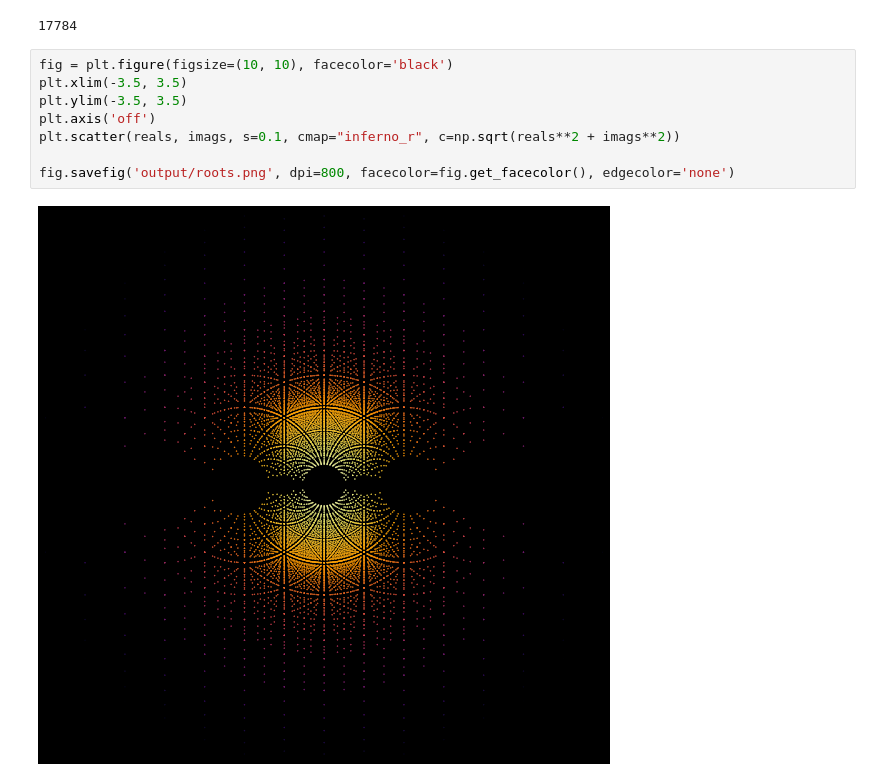
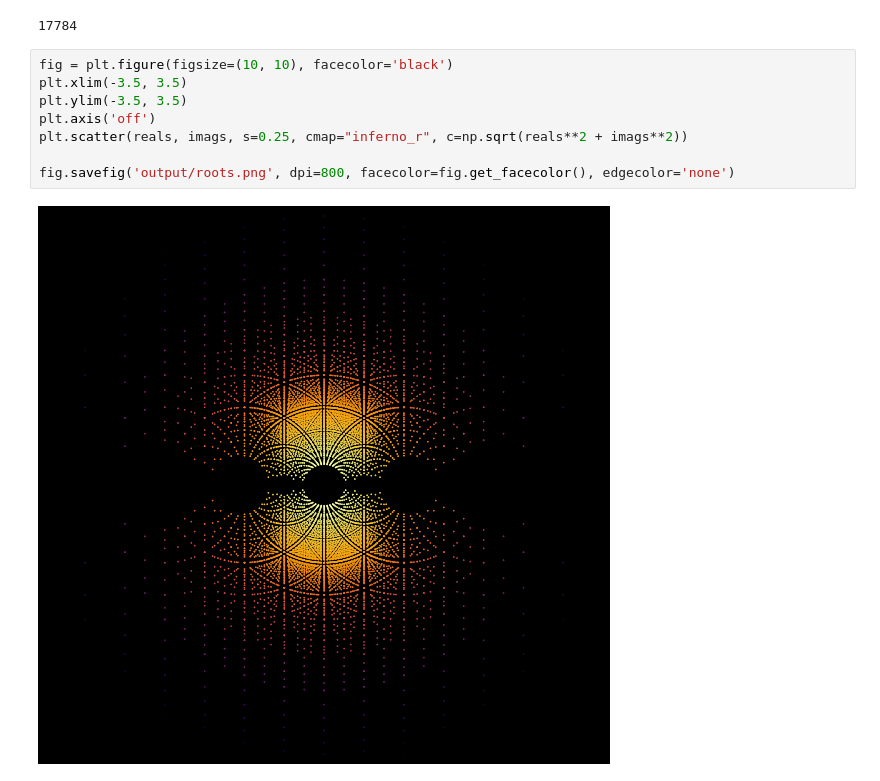
Before and after one commit to evilpegasus/matplotlib-art, a Jupyter notebook: roots_plot.ipynb, the cells around one changed output. Saved outputs shown, nothing was run; the diff lists cells and outputs as text.

```diff
--- a/roots_plot.ipynb
+++ b/roots_plot.ipynb
@@ -27,10 +27,10 @@ print(len(reals))
 # %%
 fig = plt.figure(figsize=(10, 10), facecolor='black')
 plt.xlim(-3.5, 3.5)
 plt.ylim(-3.5, 3.5)
 plt.axis('off')
-plt.scatter(reals, imags, s=0.1, cmap="inferno_r", c=np.sqrt(reals**2 + imags**2))
+plt.scatter(reals, imags, s=0.25, cmap="inferno_r", c=np.sqrt(reals**2 + imags**2))
 
 fig.savefig('output/roots.png', dpi=800, facecolor=fig.get_facecolor(), edgecolor='none')
 # %% [output]
-[figure, old version]
+[figure, new version]
```
Also changed, not shown: 1 other file.
